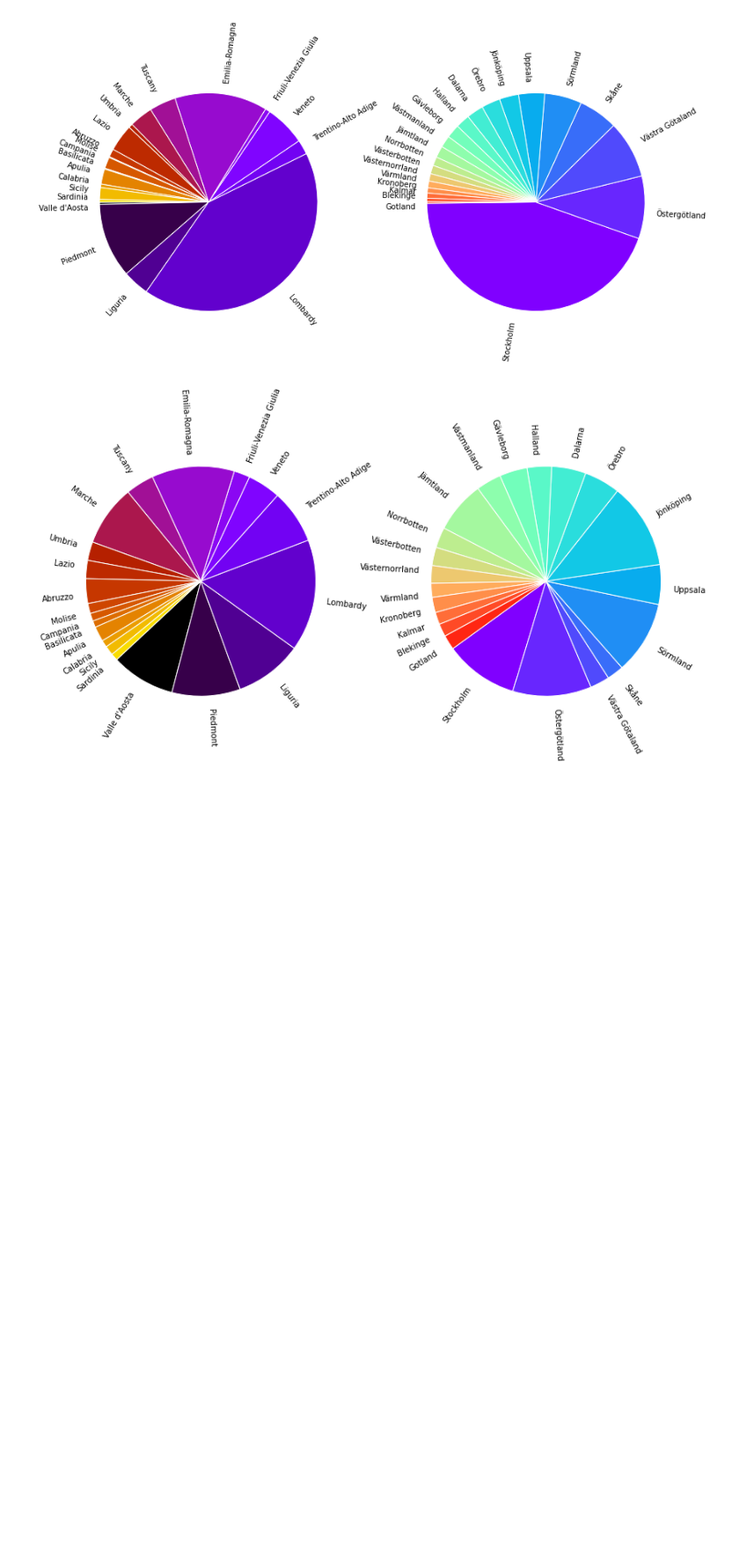
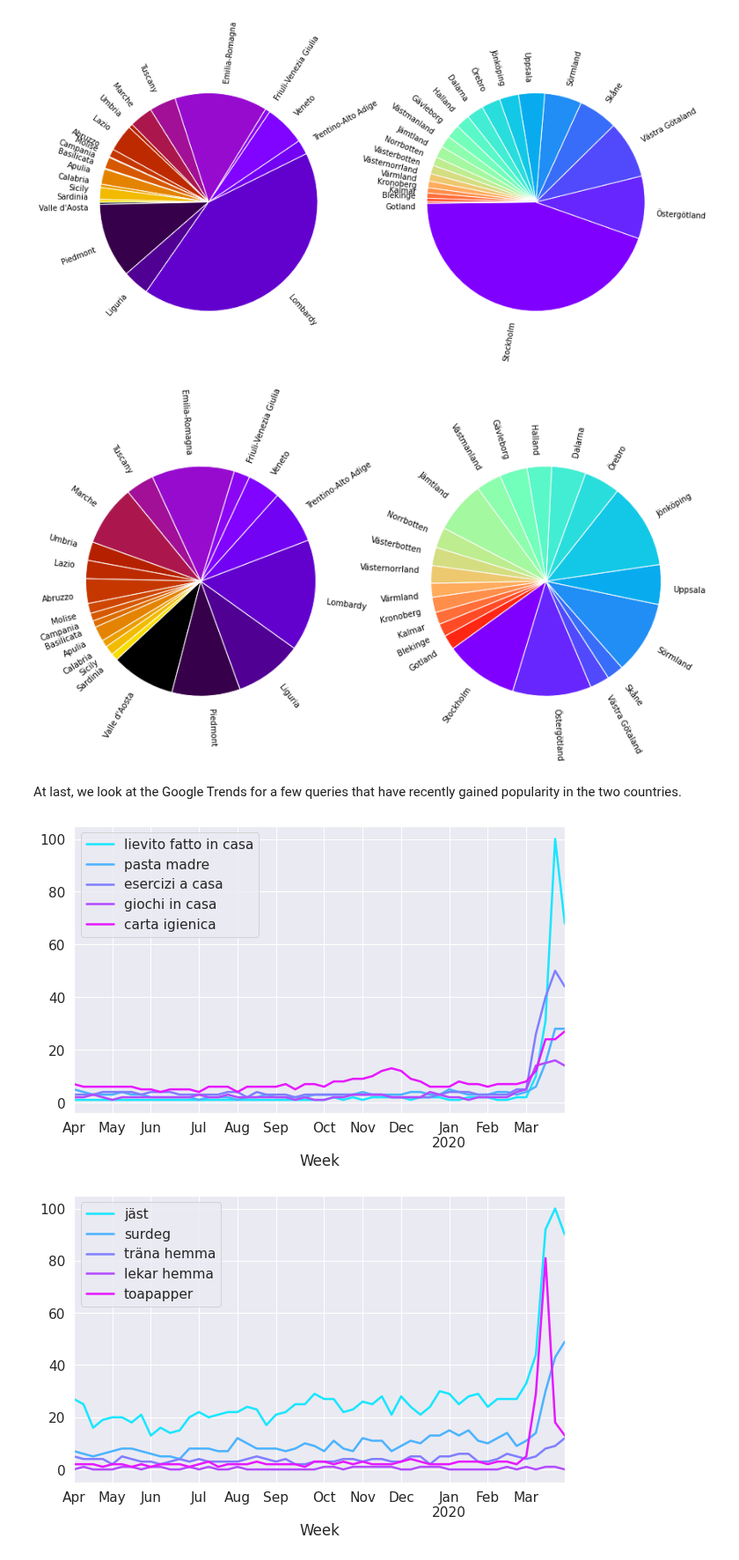
Before and after one commit to eera-l/Covid19-Sweden-Overview, a Jupyter notebook: c19-it-swe.ipynb, the cells around one changed output. Shown at 88% size. Drawn from its saved outputs; the diff is of its cells as text; code cells hidden in the pictures; blank space fills up the shorter version.

```diff
--- a/c19-it-swe.ipynb
+++ b/c19-it-swe.ipynb
@@ -390,3 +392,36 @@ plot(plt.cm.gnuplot, italy_percent, plt.cm.rainbow, swe_percent)
 # %% [output]
 [figure]
 [figure]
+# %% [markdown]
+At last, we look at the Google Trends for a few queries that have recently gained popularity in the two countries.
+# %%
+import pandas as pd
+import matplotlib.pyplot as plt
+import seaborn as sns
+import numpy as np
+import datetime as dt
+
+data_it = pd.read_csv('timeline_ita.csv', header=1)
+data_swe = pd.read_csv('timeline_swe.csv', header=1)
+
+data_it = data_it.rename(columns=lambda x: x.replace(': (Italy)', ''))
+data_swe = data_swe.rename(columns=lambda x: x.replace(': (Sweden)', ''))
+data_it['Week'] = [dt.datetime.strptime(x, '%Y-%m-%d') for x in data_it['Week']]
+data_swe['Week'] = [dt.datetime.strptime(x, '%Y-%m-%d') for x in data_swe['Week']]
+
+data_it['lievito fatto in casa'] = data_it['lievito fatto in casa'].apply(lambda x:
+                                                                    int(x.replace('<', '')))
+
+data_swe['lekar hemma'] = data_swe['lekar hemma'].apply(lambda x: int(x.replace('<', '')))
+
+colors = plt.cm.cool(np.linspace(0.1,0.9,5))
+sns.set(font_scale=1.4)
+data_it.set_index('Week', inplace=True)
+data_it.plot(figsize=(10, 6), linewidth=2.5, color=colors)
+
+data_swe.set_index('Week', inplace=True)
+data_swe.plot(figsize=(10, 6), linewidth=2.5, color=colors)
+plt.show()
+# %% [output]
+[figure, added]
+[figure, added]
```
Also changed, not shown: parts of 7 cells of this notebook.
